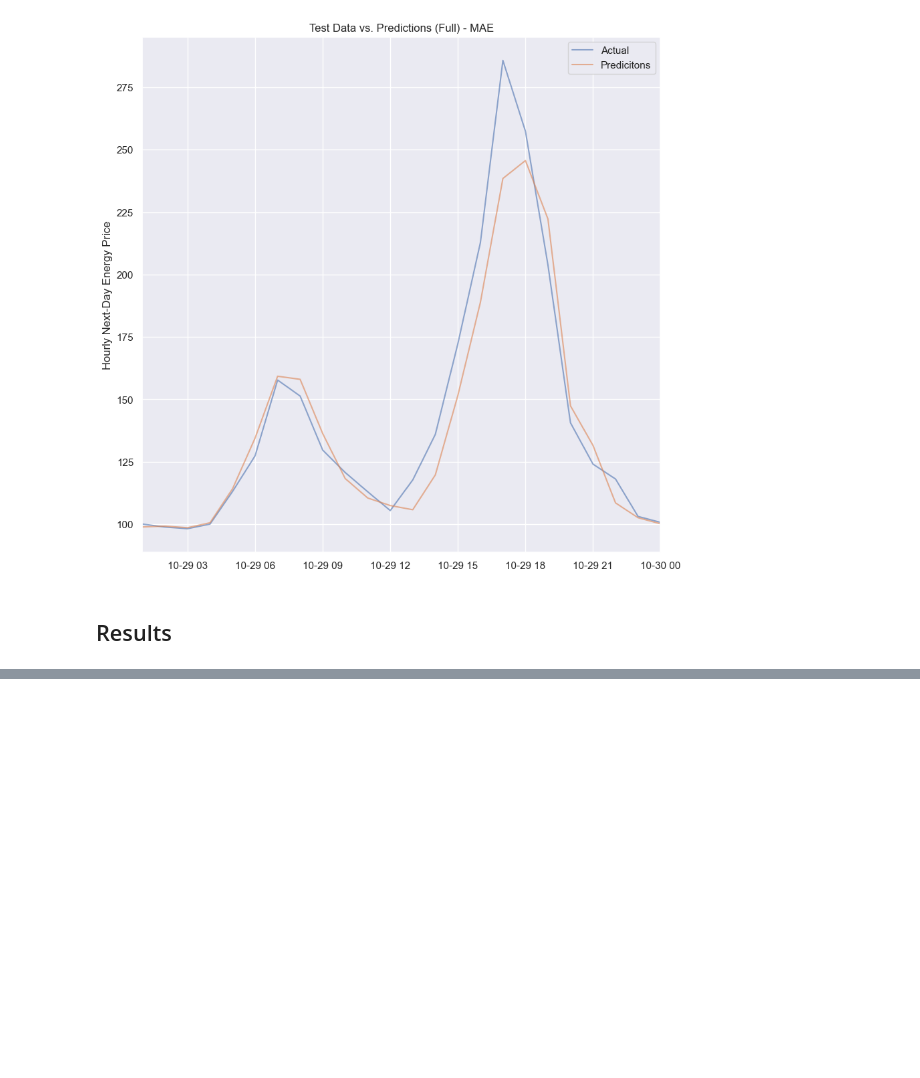
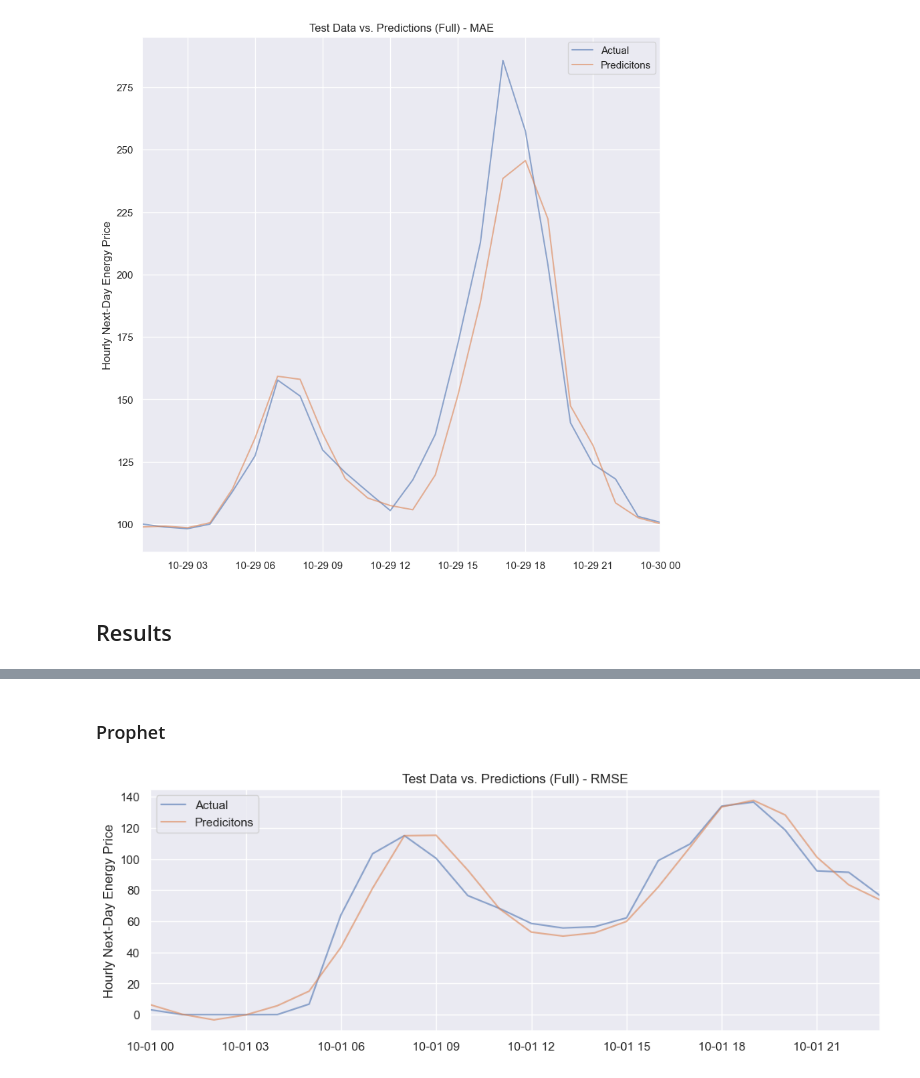
Before and after one commit to YukaNakamoto/LSDI-Project-, a Jupyter notebook: hand_in/notebook.ipynb, the cells around one changed output, grey strips where cells are left out. Drawn from its saved outputs; the diff is of its cells as text; code cells hidden in the pictures; blank space fills up the shorter version.

```diff
--- a/hand_in/notebook.ipynb
+++ b/hand_in/notebook.ipynb
@@ -295,0 +322,6 @@ for predictions, objective_name in [(y_predicted_mse, "MSE"), (y_predicted_mae,
+# %% [markdown]
+### Prophet
+# %%
+plot_predicted(prophet_test_data, prophet_predictions, "RMSE")
+# %% [output]
+[figure, added]
```
Also changed, not shown: parts of 10 cells of this notebook, 5 other files.
